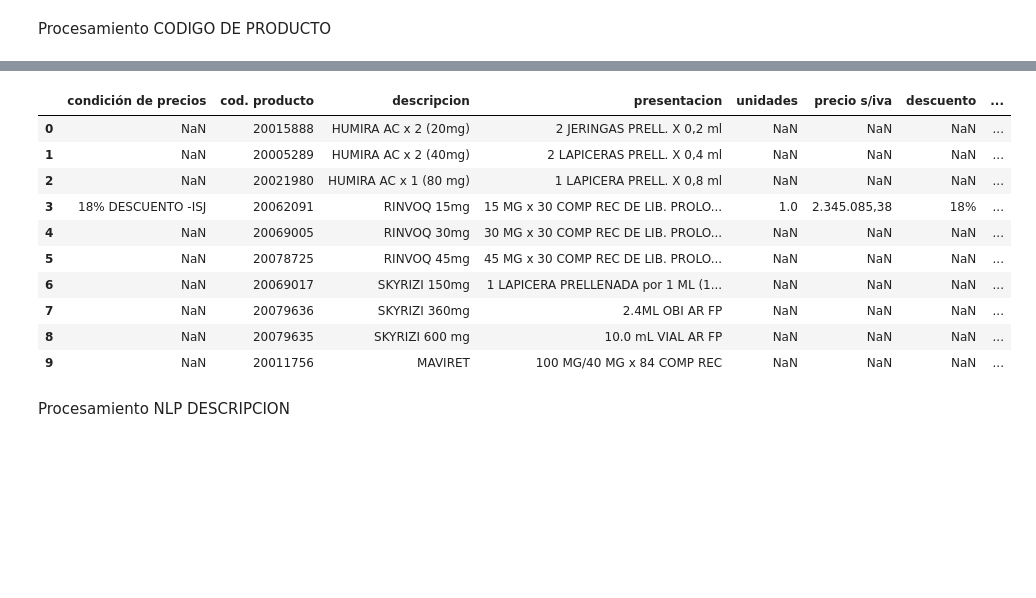
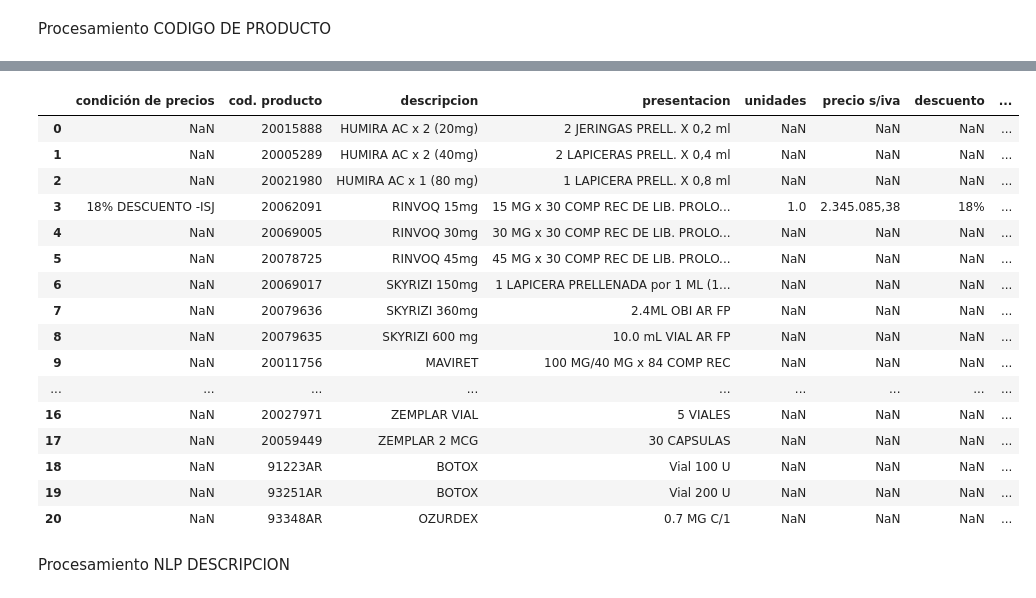
Before and after one commit to emmaSDNZ/digitalizacion_distriapp, a Jupyter notebook: backend/src/notebook/index.ipynb, the cells around one changed output, grey strips where cells are left out. Saved outputs shown, nothing was run; the diff lists cells and outputs as text; code cells hidden in the pictures; blank space fills up the shorter version.

```diff
--- a/backend/src/notebook/index.ipynb
+++ b/backend/src/notebook/index.ipynb
@@ -31,6 +31,8 @@ Instanciamientos de Clases
 # %%
 variables_data = variables_data()
 
+
+import re
 
 def procesar_descripcion_x(data, nombre_columna):
     """
@@ -73,7 +75,7 @@ def procesar_descripcion_x(data, nombre_columna):
         texto = re.sub(r'(\d+)\s*([a-zA-Z]+)', r'\1 \2', texto)
 
         # 7. Eliminar espacios redundantes nuevamente
-        texto = texto.strip()
+        texto = re.sub(r'\s+', ' ', texto).strip()  # <- Aquí se eliminan dobles espacios
 
         # 8. Combinaciones
         combinaciones = {
@@ -143,13 +145,18 @@ def procesar_descripcion_x(data, nombre_columna):
             'zyvali x': 'zyvalix',
             'x' : '',
             'lapprell': 'lapicera prellenada',
-            'complibprol' : 'comp lib prol ',
+            'complibprol' : 'comp lib prolongada',
             'compcu': 'comp cu',
             'jerprell'  : "jeringa prellenada",
-            'prell': 'prellenada'
+            'prell': 'prellenada',
+            'drenabprecortconv': 'drenable precorte conve',
+            'drenabprecortopac': 'drenable precorte opac '
         }
         for key, val in combinaciones.items():
             texto = re.sub(rf'\b{key}\b', val, texto)
+
+        # 9. Eliminar cualquier doble espacio que haya quedado después de los reemplazos
+        texto = re.sub(r'\s+', ' ', texto).strip()
 
         return texto
 
@@ -232,18 +246,24 @@ Index(['niprod', 'cod_prod', 'cod_abrev', 'descrip1', 'descrip2', 'abrev',
       dtype='object')
 # %%
-df_Proveedor.head(10)
+df_Proveedor
 # %% [output]
 |  | condición de precios | cod. producto | descripcion | presentacion | unidades | precio s/iva | descuento | ... |
 | 0 | NaN | 20015888 | HUMIRA AC x 2 (20mg) | 2 JERINGAS PRELL. X 0,2 ml | NaN | NaN | NaN | ... |
 | 1 | NaN | 20005289 | HUMIRA AC x 2 (40mg) | 2 LAPICERAS PRELL. X 0,4 ml | NaN | NaN | NaN | ... |
 | 2 | NaN | 20021980 | HUMIRA AC x 1 (80 mg) | 1 LAPICERA PRELL. X 0,8 ml | NaN | NaN | NaN | ... |
 | 3 | 18% DESCUENTO -ISJ | 20062091 | RINVOQ 15mg | 15 MG x 30 COMP REC DE LIB. PROLO... | 1.0 | 2.345.085,38 | 18% | ... |
 | 4 | NaN | 20069005 | RINVOQ 30mg | 30 MG x 30 COMP REC DE LIB. PROLO... | NaN | NaN | NaN | ... |
 | 5 | NaN | 20078725 | RINVOQ 45mg | 45 MG x 30 COMP REC DE LIB. PROLO... | NaN | NaN | NaN | ... |
 | 6 | NaN | 20069017 | SKYRIZI 150mg | 1 LAPICERA PRELLENADA por 1 ML (1... | NaN | NaN | NaN | ... |
 | 7 | NaN | 20079636 | SKYRIZI 360mg | 2.4ML OBI AR FP | NaN | NaN | NaN | ... |
 | 8 | NaN | 20079635 | SKYRIZI 600 mg | 10.0 mL VIAL AR FP | NaN | NaN | NaN | ... |
 | 9 | NaN | 20011756 | MAVIRET | 100 MG/40 MG x 84 COMP REC | NaN | NaN | NaN | ... |
+| ... | ... | ... | ... | ... | ... | ... | ... | ... |
+| 16 | NaN | 20027971 | ZEMPLAR VIAL | 5 VIALES | NaN | NaN | NaN | ... |
+| 17 | NaN | 20059449 | ZEMPLAR 2 MCG | 30 CAPSULAS | NaN | NaN | NaN | ... |
+| 18 | NaN | 91223AR | BOTOX | Vial 100 U | NaN | NaN | NaN | ... |
+| 19 | NaN | 93251AR | BOTOX | Vial 200 U | NaN | NaN | NaN | ... |
+| 20 | NaN | 93348AR | OZURDEX | 0.7 MG C/1 | NaN | NaN | NaN | ... |
 # %% [markdown]
 Procesamiento NLP DESCRIPCION
 # %%
```
Also changed, not shown: parts of 16 cells of this notebook, 3 other files.
